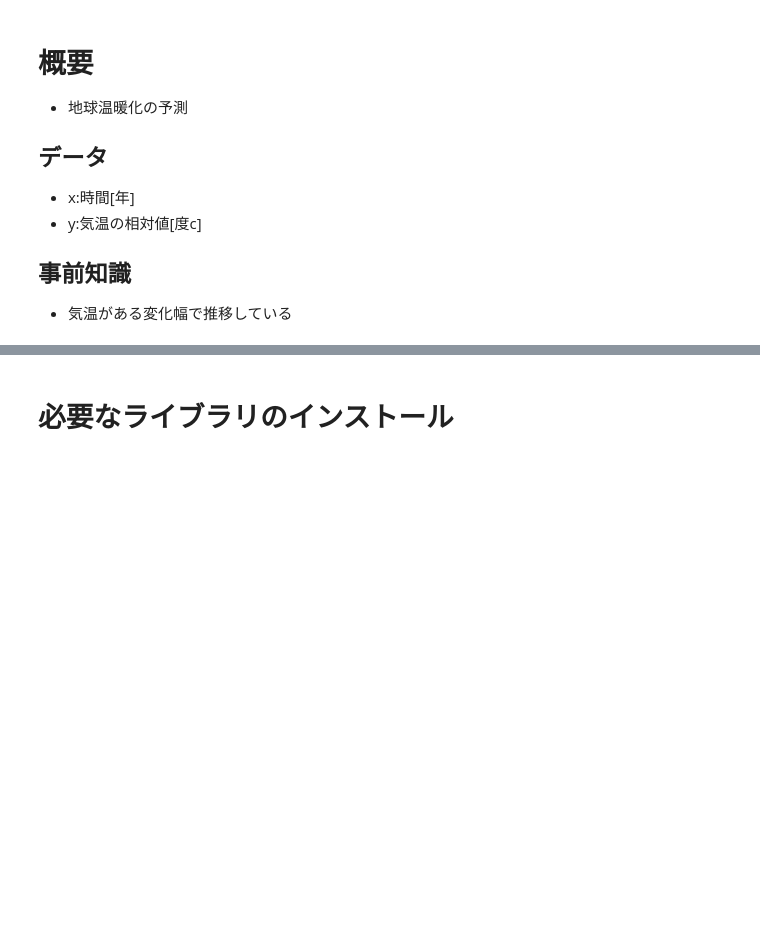
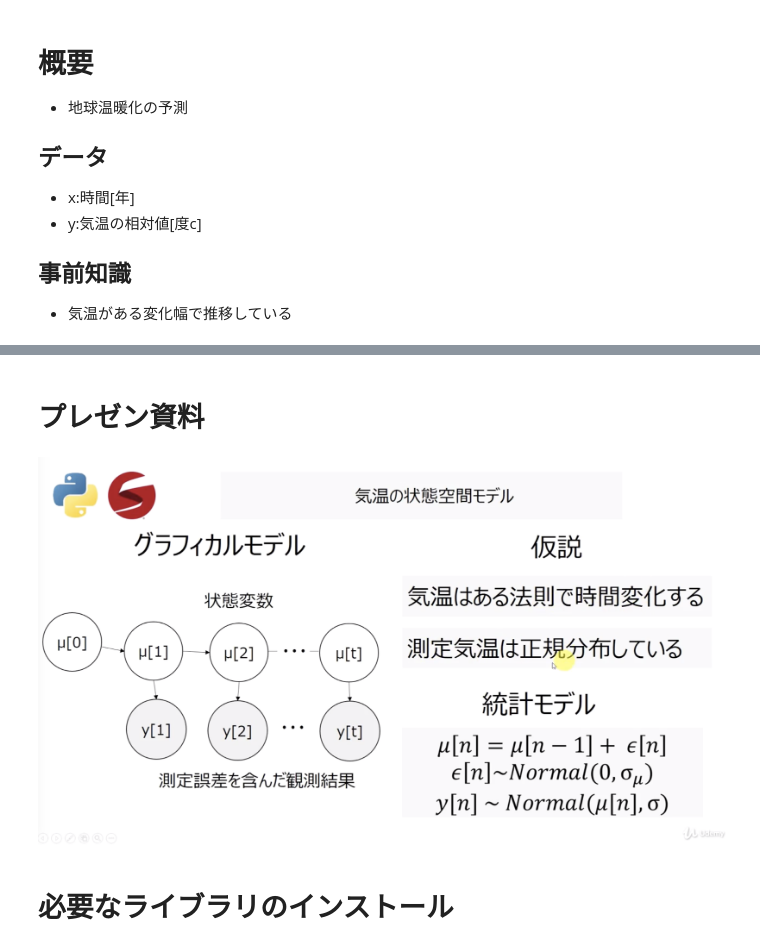
Before and after one commit to Yoshiyoshida/pystan_sample, a Jupyter notebook: pystan/状態空間モデル.ipynb, the cells around one changed output, grey strips where cells are left out. Saved outputs shown, nothing was run; the diff lists cells and outputs as text; code cells hidden in the pictures; blank space fills up the shorter version.

```diff
--- a/pystan/状態空間モデル.ipynb
+++ b/pystan/状態空間モデル.ipynb
@@ -27,3 +34,11 @@
+# %% [markdown]
+# プレゼン資料
+# %%
+from IPython.display import Image, display_png
+
+display_png(Image("./状態空間モデル.png"))
+# %% [output]
+[figure, added]
 # %% [markdown]
 # 必要なライブラリのインストール
 # %%
```
Also changed, not shown: parts of 2 cells of this notebook, 1 other file.
